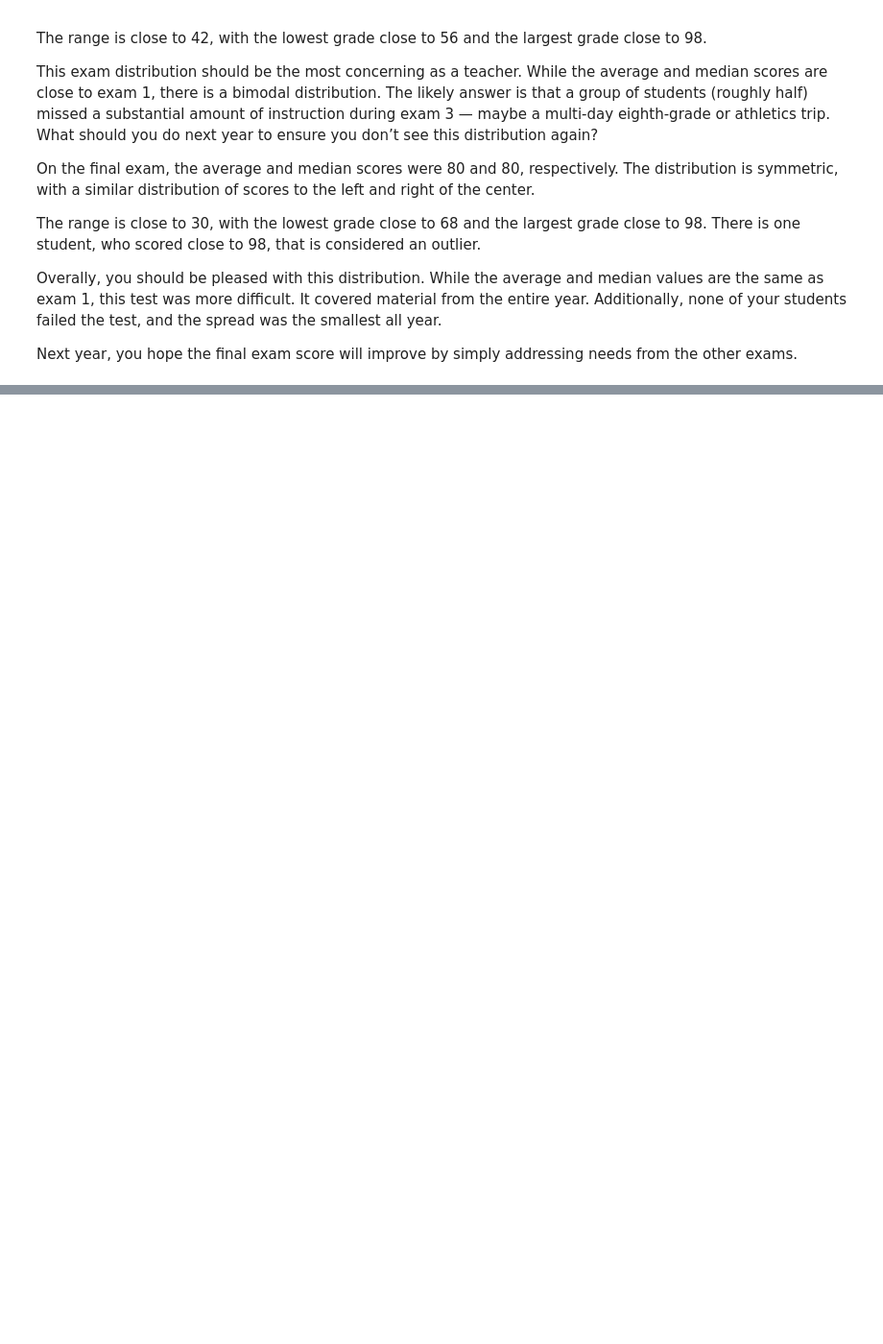
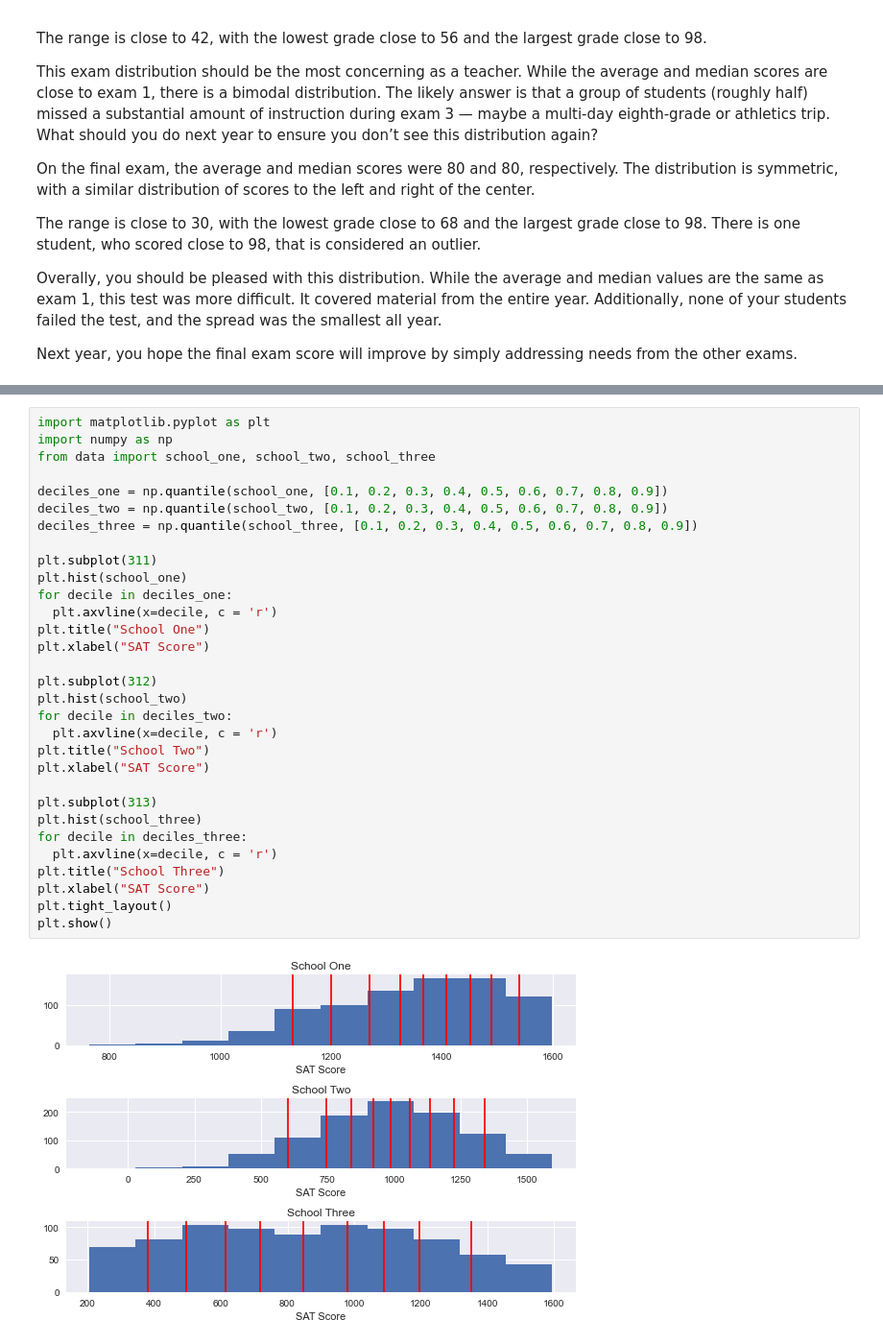
Before and after one commit to joeelorm/Data_Science, a Jupyter notebook: Distributions.ipynb, the cells around one changed output, grey strips where cells are left out. Shown: that part at 96% size. Cells and saved outputs as stored; diff of their text form; blank space fills up the shorter version.

```diff
--- a/Distributions.ipynb
+++ b/Distributions.ipynb
@@ -389,0 +400,33 @@ Next year, you hope the final exam score will improve by simply addressing needs
+# %%
+import matplotlib.pyplot as plt
+import numpy as np
+from data import school_one, school_two, school_three
+
+deciles_one = np.quantile(school_one, [0.1, 0.2, 0.3, 0.4, 0.5, 0.6, 0.7, 0.8, 0.9])
+deciles_two = np.quantile(school_two, [0.1, 0.2, 0.3, 0.4, 0.5, 0.6, 0.7, 0.8, 0.9])
+deciles_three = np.quantile(school_three, [0.1, 0.2, 0.3, 0.4, 0.5, 0.6, 0.7, 0.8, 0.9])
+
+plt.subplot(311)
+plt.hist(school_one)
+for decile in deciles_one:
+  plt.axvline(x=decile, c = 'r')
+plt.title("School One")
+plt.xlabel("SAT Score")
+
+plt.subplot(312)
+plt.hist(school_two)
+for decile in deciles_two:
+  plt.axvline(x=decile, c = 'r')
+plt.title("School Two")
+plt.xlabel("SAT Score")
+
+plt.subplot(313)
+plt.hist(school_three)
+for decile in deciles_three:
+  plt.axvline(x=decile, c = 'r')
+plt.title("School Three")
+plt.xlabel("SAT Score")
+plt.tight_layout()
+plt.show()
+# %% [output]
+[figure, added]
```
Also changed, not shown: parts of 2 cells of this notebook.
